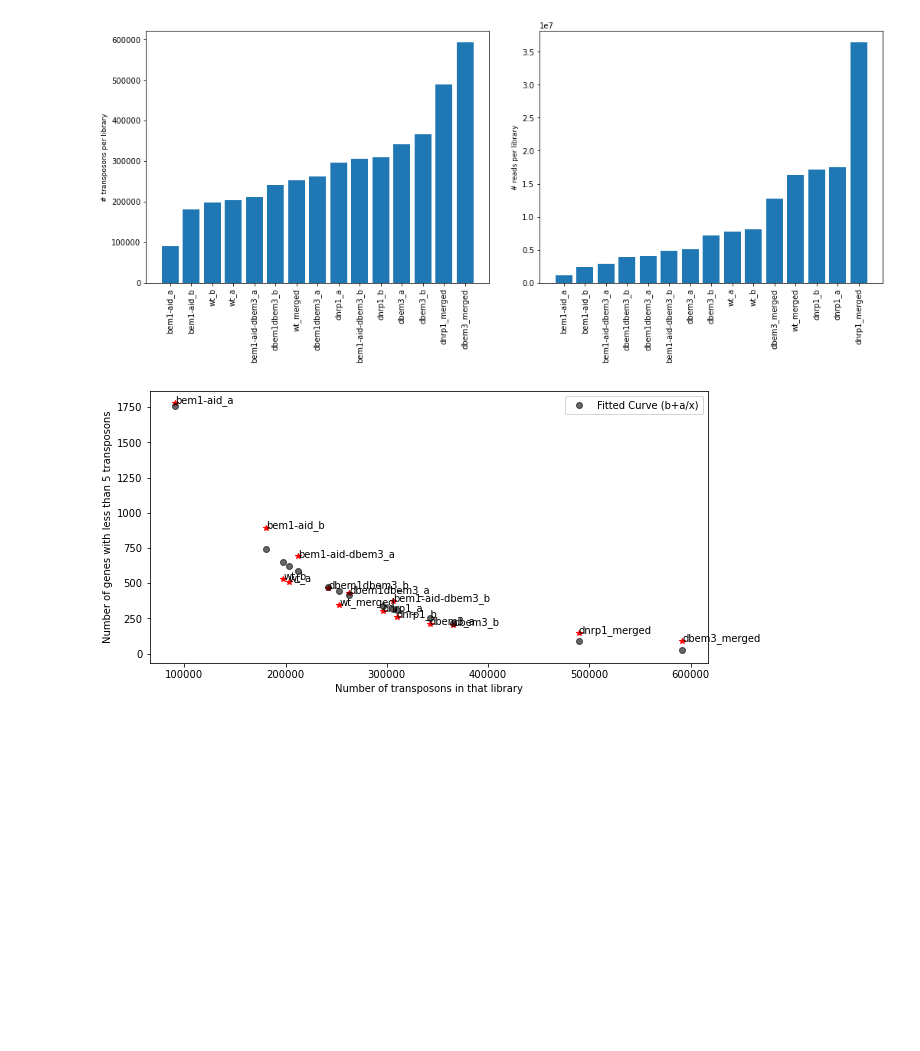
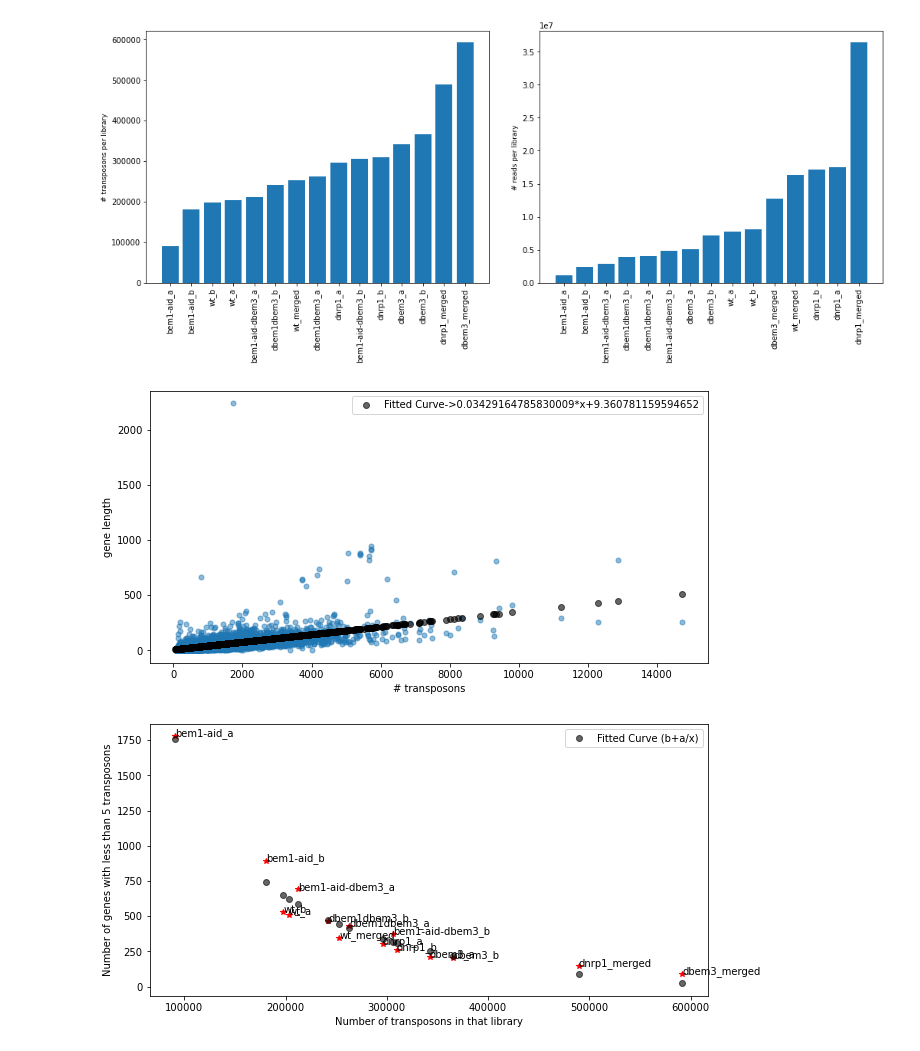
Before and after one commit to SATAY-LL/comparative-analysis-among-strains, a Jupyter notebook: src/analysis_evolutionary_trajectory.ipynb, the cells around one changed output. Cells and saved outputs as stored; diff of their text form; code cells hidden in the pictures; blank space fills up the shorter version.

Commit message:
adding plot of gene length vs transposons

```diff
--- a/src/analysis_evolutionary_trajectory.ipynb
+++ b/src/analysis_evolutionary_trajectory.ipynb
@@ -89,6 +89,30 @@ axes[1].set_ylabel("# reads per library",fontsize=9)
 plt.tight_layout(pad=3)
 # %% [output]
 [figure]
+# %%
+## Plot length of genes vs number of transposons
+from scipy.optimize import curve_fit
+
+def func(x, a,b):
+    return a*x +b
+
+fig,axes = plt.subplots(nrows=1,ncols=1,figsize=(10, 5))
+
+data=list_data_pd.loc[keys[0]]
+xaxis=(data.loc[:,"End location"]-data.loc[:,"Start location"])
+
+plt.plot(xaxis,data.loc[:,"Insertions"],"o",markersize=5,alpha=0.5)
+
+x = np.array(xaxis)
+popt, pcov = curve_fit(func, x, np.array(data.loc[:,"Insertions"]))
+plt.plot(x, func(x, *popt), 'ko', label="Fitted Curve->" + str(popt[0]) + '*x+'+str(popt[1]),alpha=0.6)
+
+plt.ylabel("gene length")
+plt.xlabel("# transposons")
+plt.legend()
+plt.savefig("../figures/fig_length_vs_number_of_transposons.png",dpi=300)
+# %% [output]
+[figure, added]
 # %%
 ## Plot the number of genes with less than 5 transposons in all mutants over the total number of transposons per library
 from scipy.optimize import curve_fit
```
